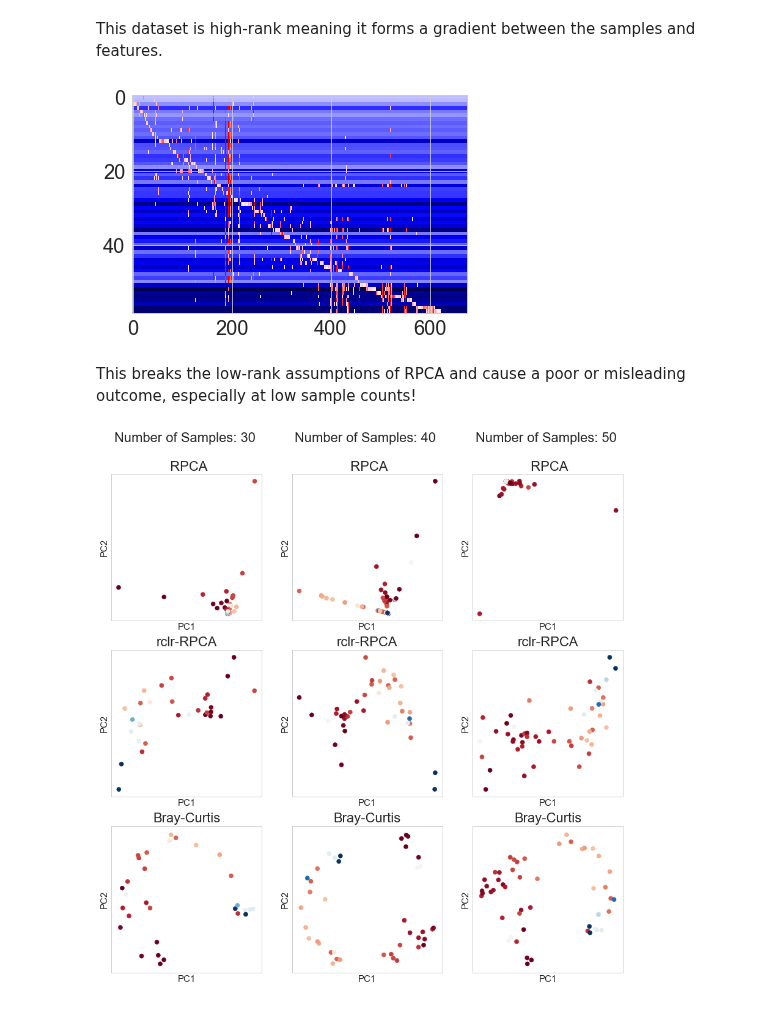
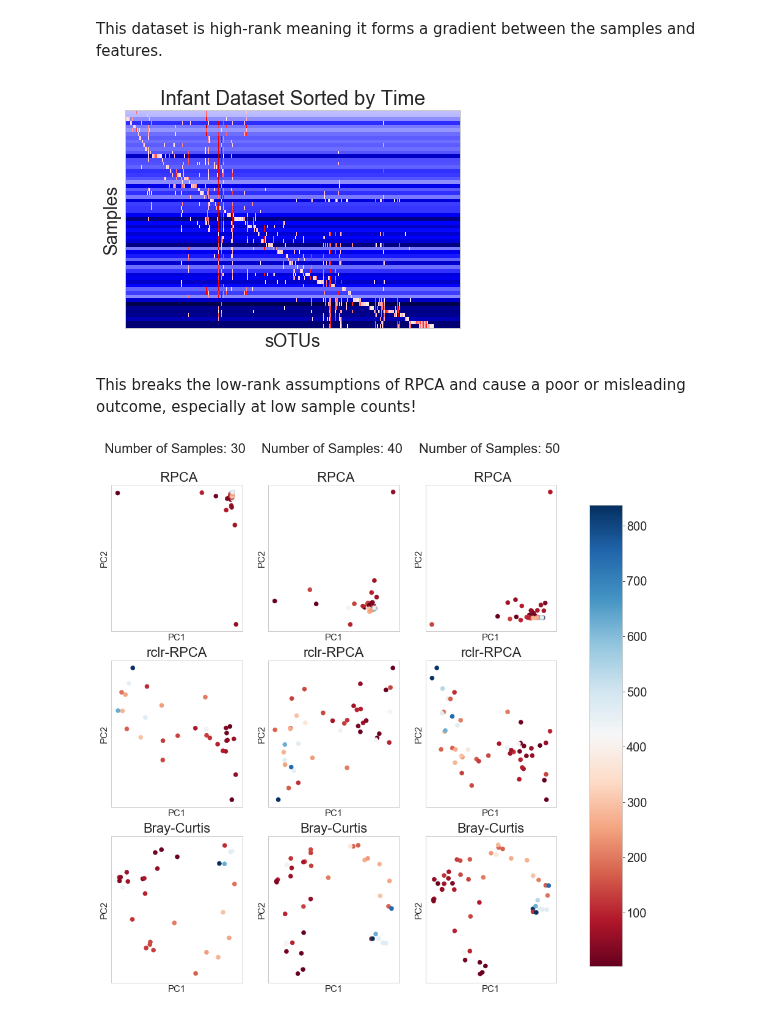
Before and after one commit to biocore/DEICODE, a Jupyter notebook: Benchmarking/case_studies/break_case.ipynb, the cells around one changed output. Drawn from its saved outputs; the diff is of its cells as text; code cells hidden in the pictures.

Commit message:
fix up infant fig

```diff
--- a/Benchmarking/case_studies/break_case.ipynb
+++ b/Benchmarking/case_studies/break_case.ipynb
@@ -52,19 +52,24 @@ from gneiss.sort import gradient_sort, mean_niche_estimator
 # %%
 table_grad = table.copy()
 table_grad.sort_index()
 c = pd.Series(meta['age'])
 table, c = match(table_grad, c)
 t = gradient_linkage(table_grad+1, c, method='average')
 mean_g = mean_niche_estimator(table_grad, c)
 mean_g = pd.Series(mean_g, index=table_grad.columns)
 mean_g = mean_g.sort_values()
 
 # plot the gradient
 table_grad = table_grad.reindex(index=meta.sort_values('age').index,columns=mean_g.index)
 plt.imshow(clr(table_grad+1),aspect='auto',norm=MidpointNormalize(midpoint=0.), cmap='seismic')
+plt.title('Infant Dataset Sorted by Time',fontsize=20)
+plt.ylabel('Samples',fontsize=18)
+plt.xlabel('sOTUs',fontsize=18)
+plt.xticks([])
+plt.yticks([])
 plt.show()
 # %% [output]
-[figure, old version]
+[figure, new version]
 # %% [markdown]
 This breaks the low-rank assumptions of RPCA and cause a poor or misleading outcome, especially at low sample counts!
 # %%
@@ -133,11 +138,16 @@ for sub_ in np.arange(30,table_grad.shape[0],10):
     ax.set_yticks([])
     ax.set_ylabel('PC2',fontsize=15)
     ax.set_xlabel('PC1',fontsize=15)
-    ax.scatter(bray_['PC1'], bray_['PC2'],
+    points = ax.scatter(bray_['PC1'], bray_['PC2'],
                c=meta_tmp['age'], s=50,
                cmap="RdBu")
 
 
+fig.subplots_adjust(right=0.8)
+cbar_ax = fig.add_axes([0.85, 0.15, 0.05, 0.7])
+fig.colorbar(points, cax=cbar_ax)
+fig.savefig('figures/supp_fig1.png',dpi=300,
+            bbox_inches='tight',facecolor='white')
 plt.show()
 # %% [output]
-[figure, old version]
+[figure, new version]
```
Also changed, not shown: 1 other file.
